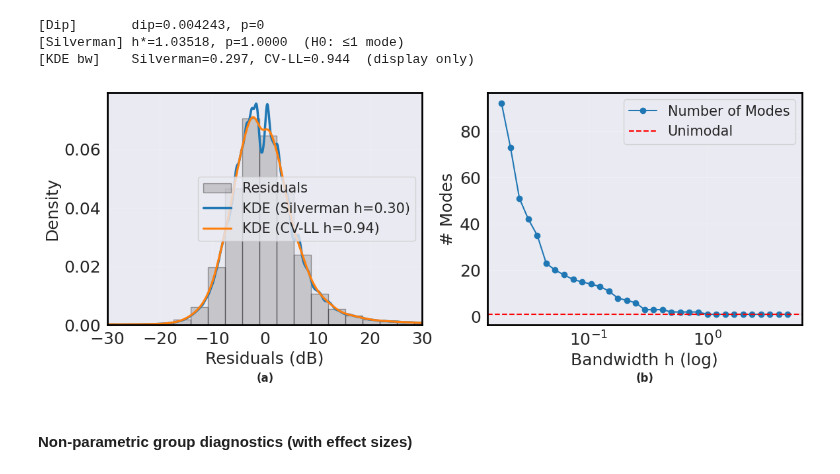
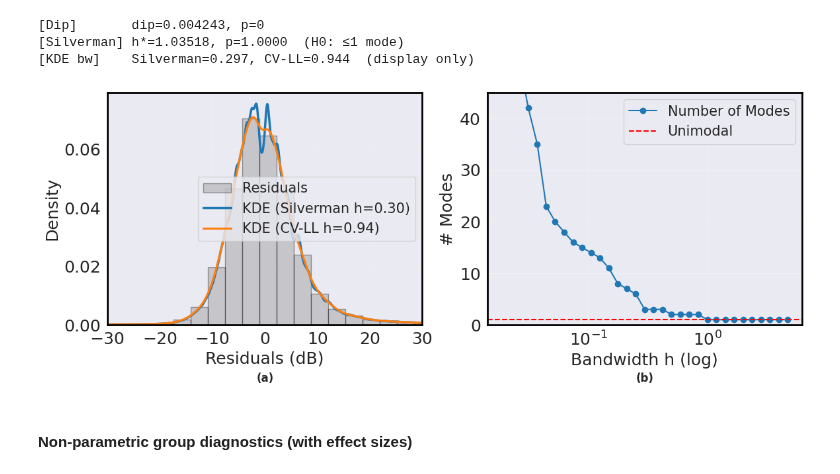
Before and after one commit to nahshonmokua/LoRaWAN-Indoor-PL-parametrics, a Jupyter notebook: 04_SHADOW FADING ANALYSIS.ipynb, the cells around one changed output. Cells and saved outputs as stored; diff of their text form; code cells hidden in the pictures.

```diff
--- a/04_SHADOW FADING ANALYSIS.ipynb
+++ b/04_SHADOW FADING ANALYSIS.ipynb
@@ -830,36 +830,38 @@ axes[1].axhline(1, color='r', ls='--', lw=1.5, label='Unimodal')
 axes[1].set_xscale('log')
 #axes[1].set_title('Number of modes vs bandwidth')
 axes[1].set_xlabel('Bandwidth h (log)')
+axes[1].set_ylim(0, 45)
+#axes[1].set_yticks(range(0, 21, 2)) # y-ticks from 0 to 20 with step of 2
 axes[1].set_ylabel('# Modes')
 axes[1].grid(True, alpha=0.3)
 axes[1].legend()
 
 # Make subplot borders (spines) thick and black
 for ax in axes:
     for spine in ax.spines.values():
         spine.set_linewidth(2)
         spine.set_edgecolor("black")
 
 # --- layout + panel labels below subplots ---
 plt.tight_layout(rect=[0, 0.10, 1, 1])
 fig.subplots_adjust(bottom=0.16)   # then, make room at the bottom
 
 # center under each axis in figure coords
 for i, ax in enumerate(axes):
     bb = ax.get_position()
     xc = 0.5 * (bb.x0 + bb.x1)
     fig.text(xc, 0.0, f"({chr(97+i)})",
              ha='center', va='top', fontsize=12, fontweight='bold')
 # --------------------------------------------
 
 os.makedirs("Reports/KDE", exist_ok=True)
 # save without cropping
 plt.savefig("../Extended Parametric Regression Files+Plots/residual_kde__and__modes_vs_bw__side_by_side.png",
             dpi=2000, bbox_inches="tight", pad_inches=0.02)
 plt.show()
 plt.show()
 # %% [output]
-[figure, old version]
+[figure, new version]
 # %% [markdown]
 ####  Non-parametric group diagnostics (with effect sizes)
 # %%
```
Also changed, not shown: 1 other file.
